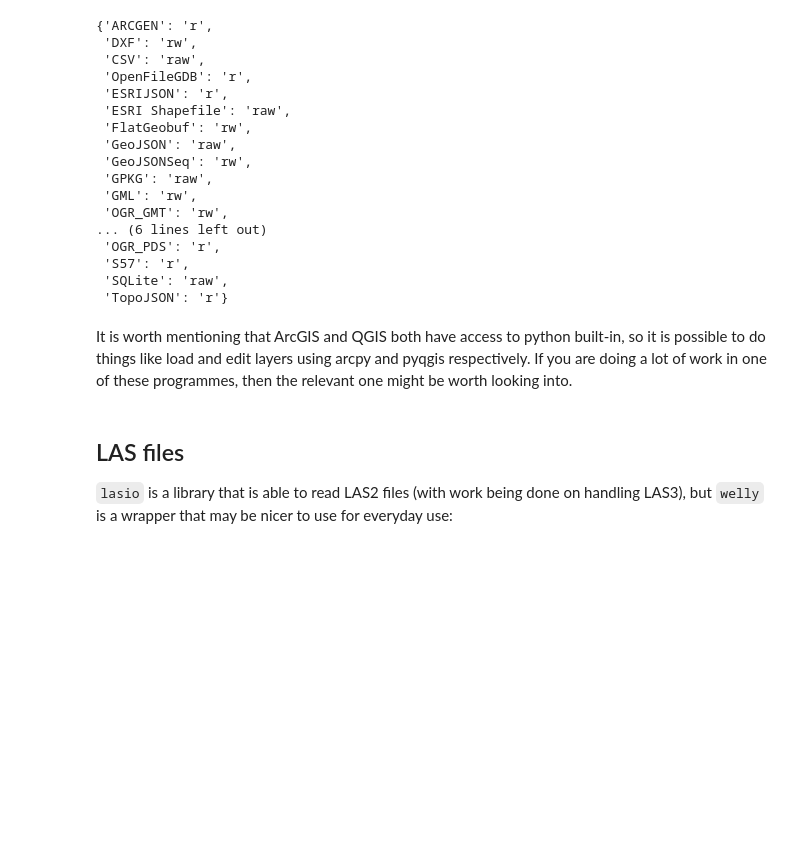
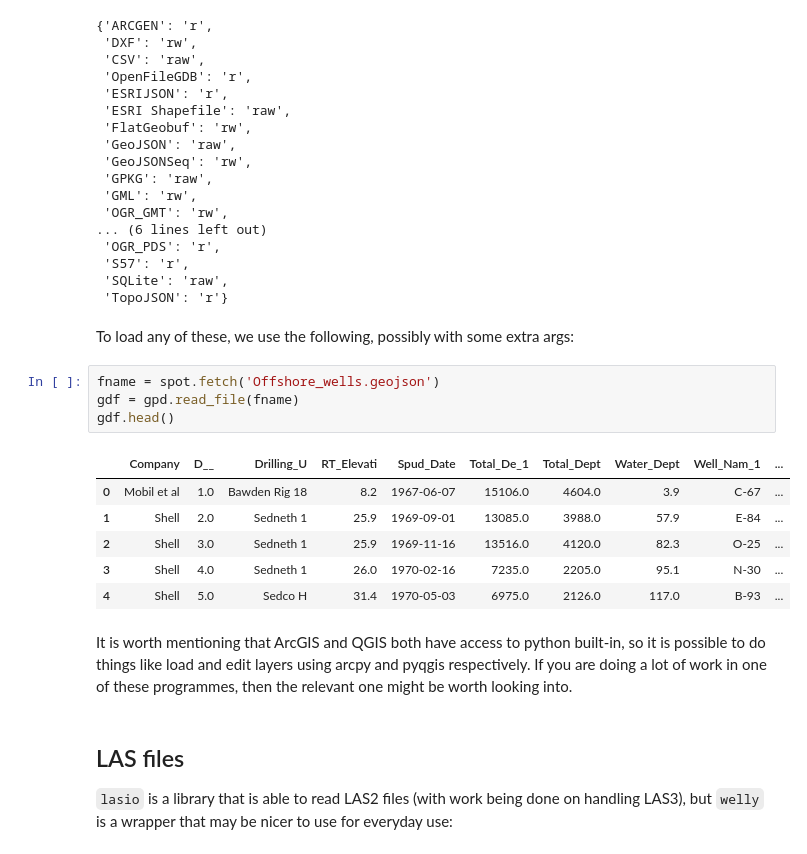
Before and after one commit to agilescientific/geocomputing, a Jupyter notebook: prod/Intro_to_IO.ipynb, the cells around one changed output. Cells and saved outputs as stored; diff of their text form; blank space fills up the shorter version.

Commit message:
Update Intro_to_IO.ipynb
Fix shapefile section, using a geojson for simplicity.

```diff
--- a/prod/Intro_to_IO.ipynb
+++ b/prod/Intro_to_IO.ipynb
@@ -205,8 +191,21 @@ fiona.supported_drivers
  'S57': 'r',
  'SQLite': 'raw',
  'TopoJSON': 'r'}
-# %% [markdown]
-It is worth mentioning that ArcGIS and QGIS both have access to python built-in, so it is possible to do things like load and edit layers using arcpy and pyqgis respectively. If you are doing a lot of work in one of these programmes, then the relevant one might be worth looking into.
+# %% [markdown]
+To load any of these, we use the following, possibly with some extra args:
+# %%
+fname = spot.fetch('Offshore_wells.geojson')
+gdf = gpd.read_file(fname)
+gdf.head()
+# %% [output]
+|  | Company | D__ | Drilling_U | RT_Elevati | Spud_Date | Total_De_1 | Total_Dept | Water_Dept | Well_Nam_1 | ... |
+| 0 | Mobil et al | 1.0 | Bawden Rig 18 | 8.2 | 1967-06-07 | 15106.0 | 4604.0 | 3.9 | C-67 | ... |
+| 1 | Shell | 2.0 | Sedneth 1 | 25.9 | 1969-09-01 | 13085.0 | 3988.0 | 57.9 | E-84 | ... |
+| 2 | Shell | 3.0 | Sedneth 1 | 25.9 | 1969-11-16 | 13516.0 | 4120.0 | 82.3 | O-25 | ... |
+| 3 | Shell | 4.0 | Sedneth 1 | 26.0 | 1970-02-16 | 7235.0 | 2205.0 | 95.1 | N-30 | ... |
+| 4 | Shell | 5.0 | Sedco H | 31.4 | 1970-05-03 | 6975.0 | 2126.0 | 117.0 | B-93 | ... |
+# %% [markdown]
+It is worth mentioning that ArcGIS and QGIS both have access to python built-in, so it is possible to do things like load and edit layers using arcpy and pyqgis respectively. If you are doing a lot of work in one of these programmes, then the relevant one might be worth looking into.
 # %% [markdown]
 ## LAS files
 
```
Also changed, not shown: parts of 20 cells of this notebook.
